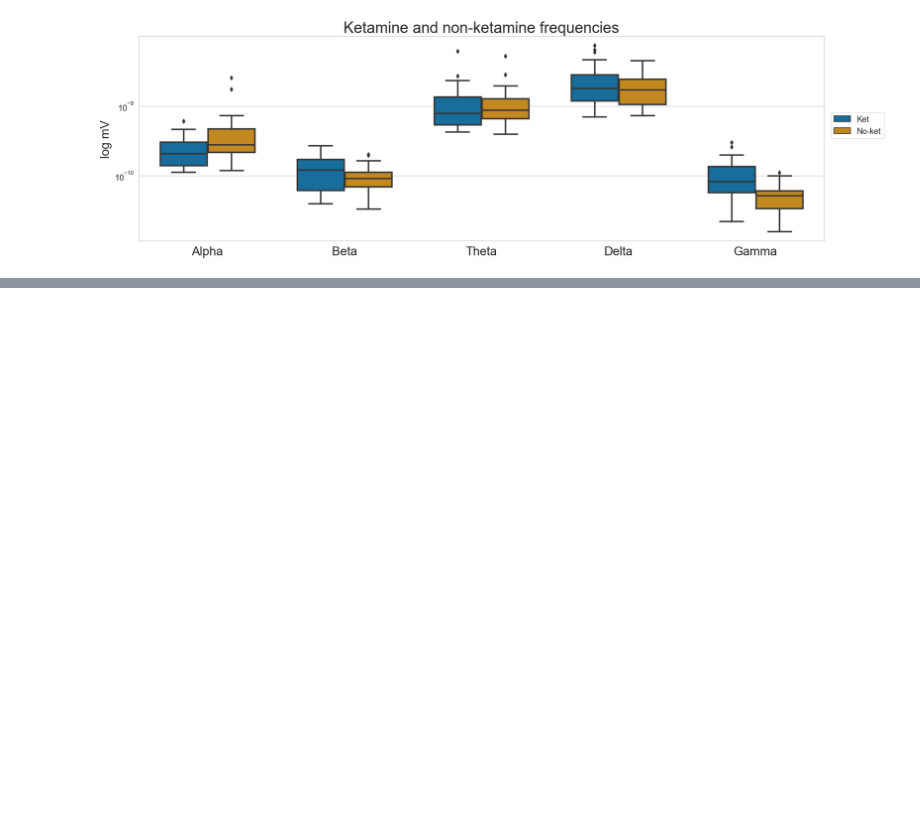
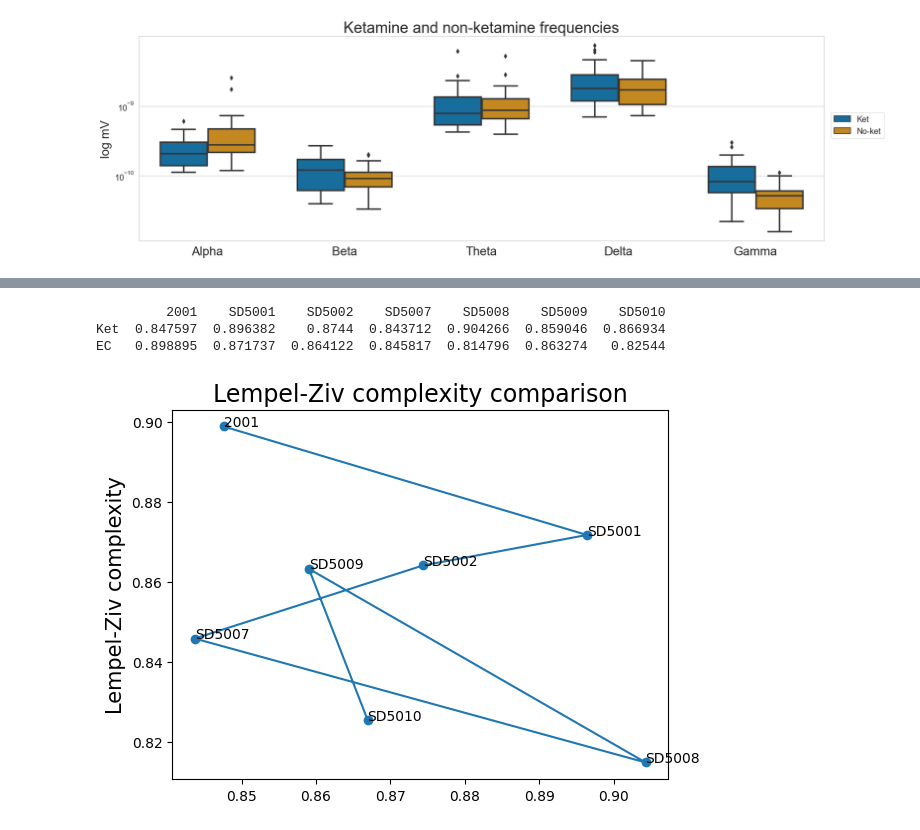
Before and after one commit to AndrlmMass/Ketamine-project, a Jupyter notebook: DataAnalysis/EEG_analysis/MainAnal/SpectrumAnalyses.ipynb, the cells around one changed output, grey strips where cells are left out. Cells and saved outputs as stored; diff of their text form; code cells hidden in the pictures; blank space fills up the shorter version.

```diff
--- a/DataAnalysis/EEG_analysis/MainAnal/SpectrumAnalyses.ipynb
+++ b/DataAnalysis/EEG_analysis/MainAnal/SpectrumAnalyses.ipynb
@@ -383,0 +511,20 @@ plt.savefig('M:\\pc\\Dokumenter\\GitHub\\Ketamine-project\\DataAnalysis\\EEG_ana
+# %%
+import statistics
+# Create a grouped boxplot
+# Convert the dictionary to a long-form dataframe
+df = pd.DataFrame.from_dict(LZC)
+for i in df.head():
+    df[i][0] = statistics.mean(df[i][0])
+    df[i][1] = statistics.mean(df[i][1])
+
+
+
+plt.ylabel('Lempel-Ziv complexity', size=15)
+plt.title('Lempel-Ziv complexity comparison', size=17)
+# Save the plot to a file
+plt.savefig('M:\\pc\\Dokumenter\\GitHub\\Ketamine-project\\DataAnalysis\\EEG_analysis\\MainAnal\\SpectrumAnal\\lz_ket_comparison_boxplot_subjects_fixed.png',dpi=300)
+# %% [output]
+         2001    SD5001    SD5002    SD5007    SD5008    SD5009    SD5010
+Ket  0.847597  0.896382    0.8744  0.843712  0.904266  0.859046  0.866934
+EC   0.898895  0.871737  0.864122  0.845817  0.814796  0.863274   0.82544
+[figure, added]
```
Also changed, not shown: parts of 14 cells of this notebook.
